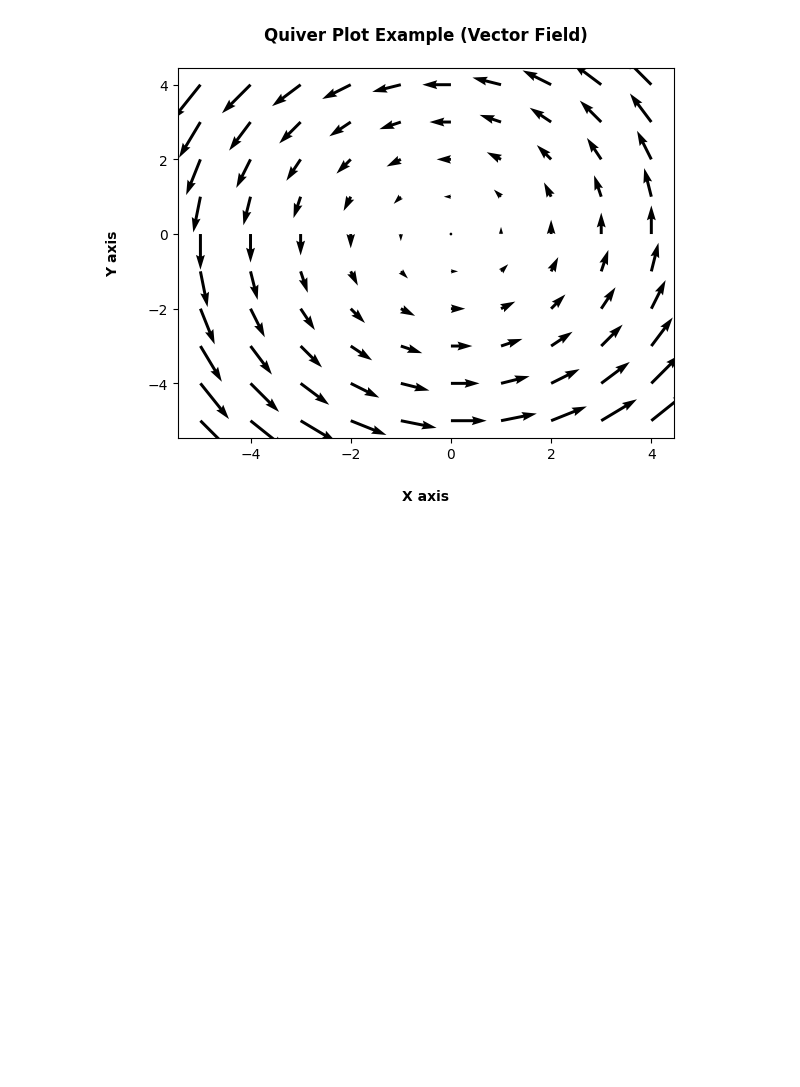
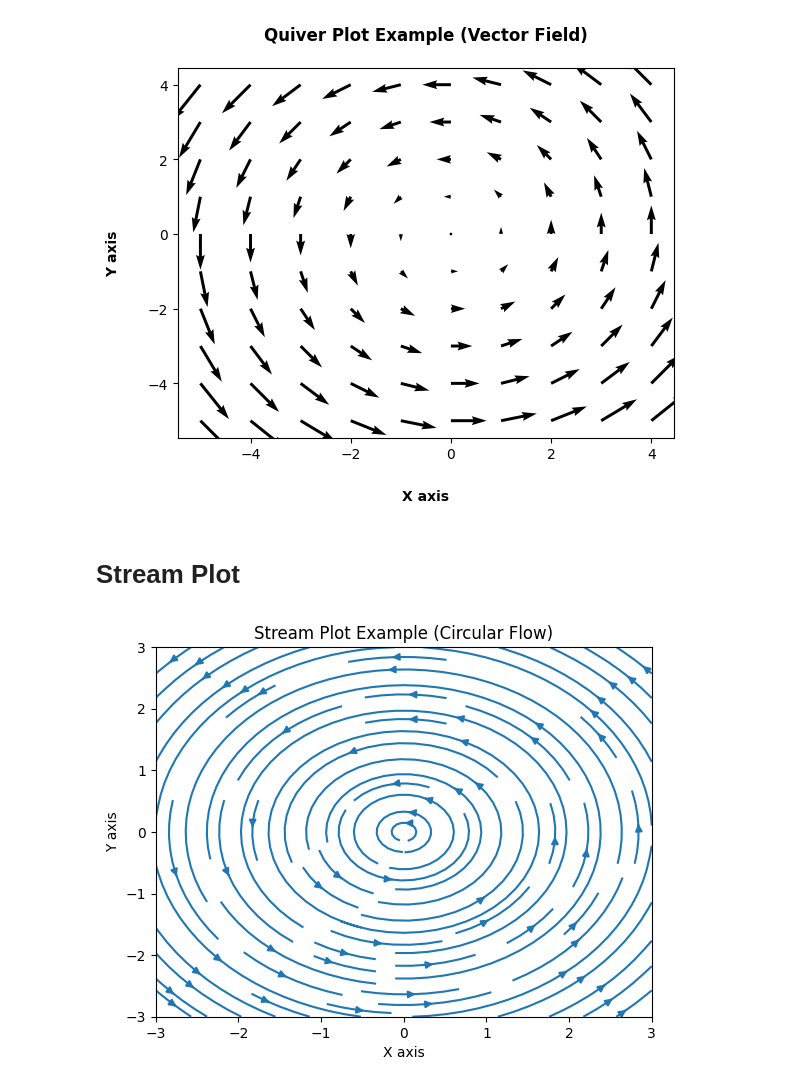
Before and after one commit to pratiksha-2410/Matplotlib-Charts, a Jupyter notebook: Line Plots.ipynb, the cells around one changed output. Cells and saved outputs as stored; diff of their text form; code cells hidden in the pictures; blank space fills up the shorter version.

Commit message:
Circular Flow Field by Stream Plot

```diff
--- a/Line Plots.ipynb
+++ b/Line Plots.ipynb
@@ -862,3 +862,31 @@ plt.savefig(' Vector Field Arrows by Quiver Plot.png')
 plt.show()
 # %% [output]
 [figure]
+# %% [markdown]
+# Stream Plot
+# %%
+# Circular Flow Field by Stream Plot
+
+
+# create grid
+x = np.linspace(-3, 3, 20)
+y = np.linspace(-3, 3, 20)
+
+X, Y = np.meshgrid(x, y)
+
+# define vector field
+U = -Y
+V = X
+
+plt.streamplot(X, Y, U, V)
+
+plt.title("Stream Plot Example (Circular Flow)")
+plt.xlabel("X axis")
+plt.ylabel("Y axis")
+
+#Save The Plot
+
+plt.savefig("Circular Flow Field by Stream Plot.png")
+plt.show()
+# %% [output]
+[figure, added]
```
Also changed, not shown: 1 other file.
